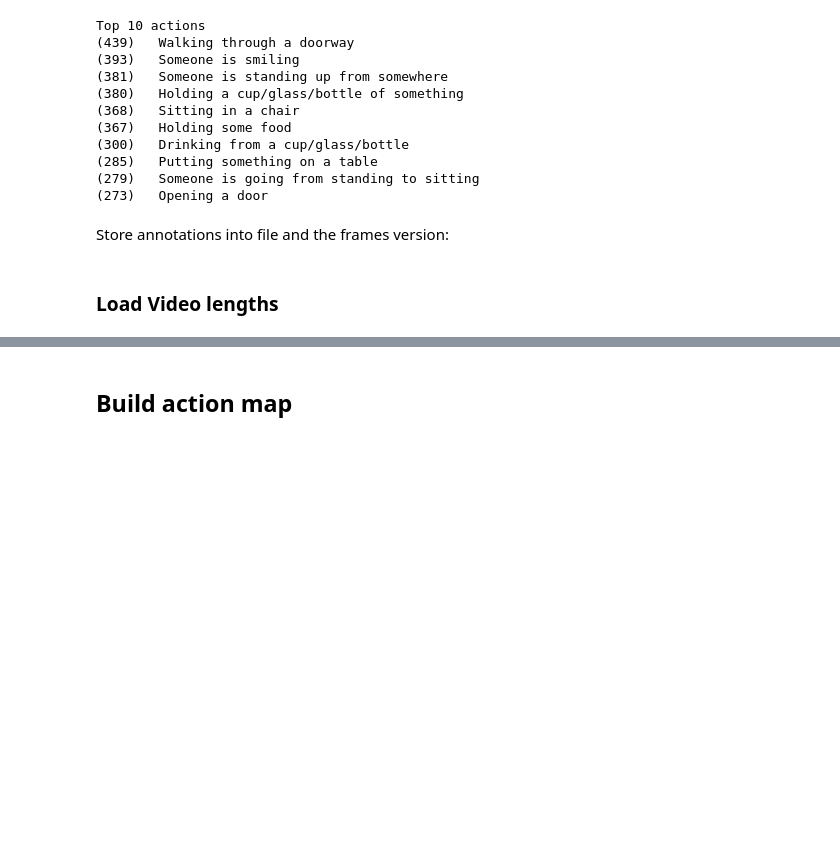
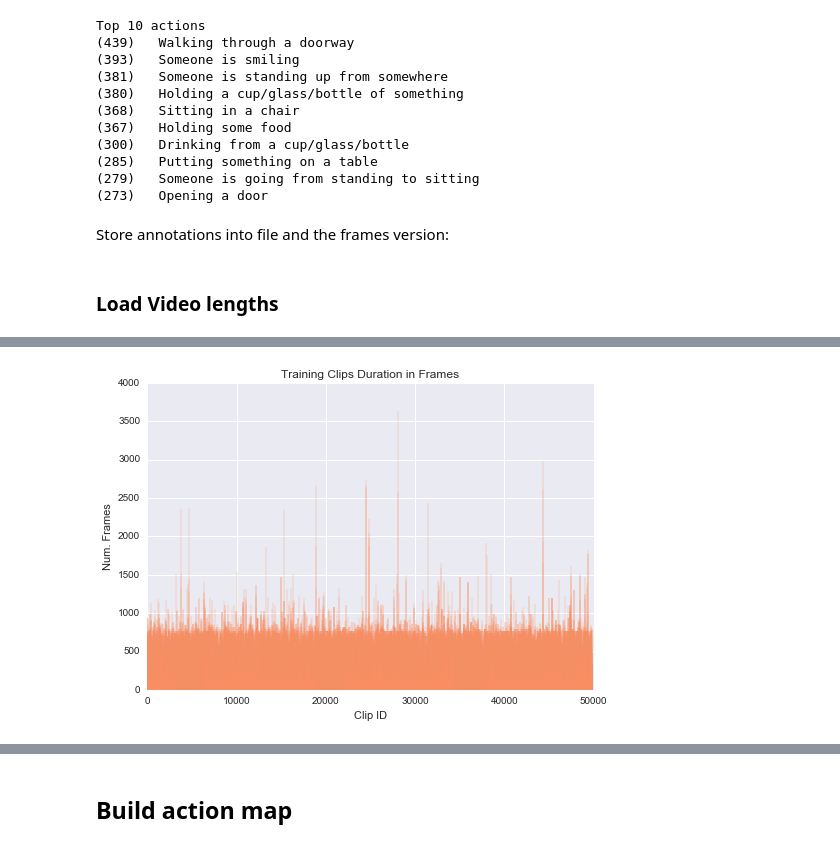
Before and after one commit to salmedina/16824_FinalProject, a Jupyter notebook: notebooks/Charades Analysis.ipynb, the cells around one changed output, grey strips where cells are left out. Saved outputs shown, nothing was run; the diff lists cells and outputs as text; code cells hidden in the pictures; blank space fills up the shorter version.

```diff
--- a/notebooks/Charades Analysis.ipynb
+++ b/notebooks/Charades Analysis.ipynb
@@ -164,0 +172,11 @@ Var len:  48582.6645397
+# %%
+print train_list[0]
+clip_lengths = zip(*train_list)[4]
+clip_lengths = [x for x in clip_lengths if x > 0]
+clip_lengths = map(lambda x: int(x*24), clip_lengths)
+print 'Min len:  {}'.format(min(clip_lengths))
+print 'Max len:  {}'.format(max(clip_lengths))
+print 'Mean len: {}'.format(np.mean(clip_lengths))
+print 'Median len: {}'.format(np.median(clip_lengths))
+print 'SD len:  {}'.format(np.std(clip_lengths))
+print 'Var len:  {}'.format(np.var(clip_lengths))
@@ -164,0 +191,9 @@ Var len:  48582.6645397
+# %%
+plt.clf()
+plt.bar(range(len(clip_lengths)), clip_lengths, color=palette[1], edgecolor=palette[1])
+plt.xlabel('Clip ID')
+plt.ylabel('Num. Frames')
+plt.title('Training Clips Duration in Frames')
+plt.show()
+# %% [output]
+[figure, added]
```
Also changed, not shown: parts of 6 cells of this notebook.
